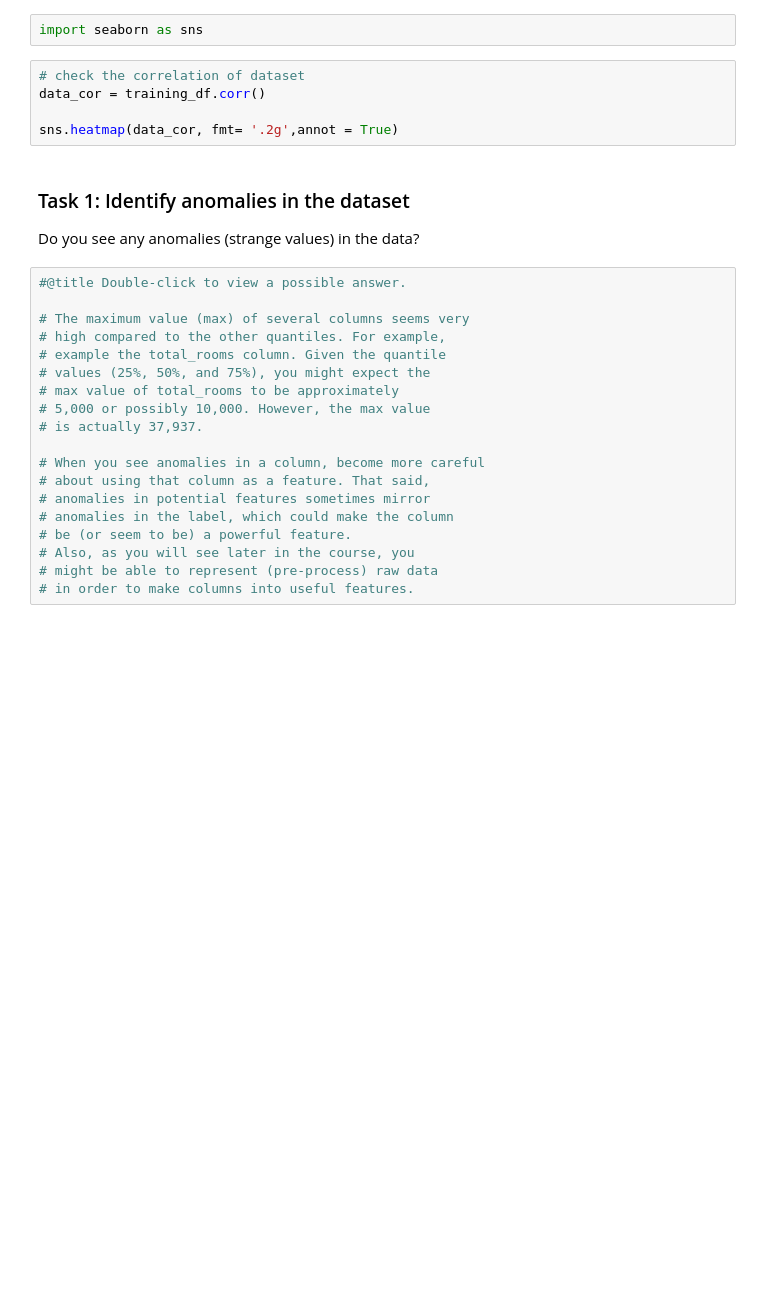
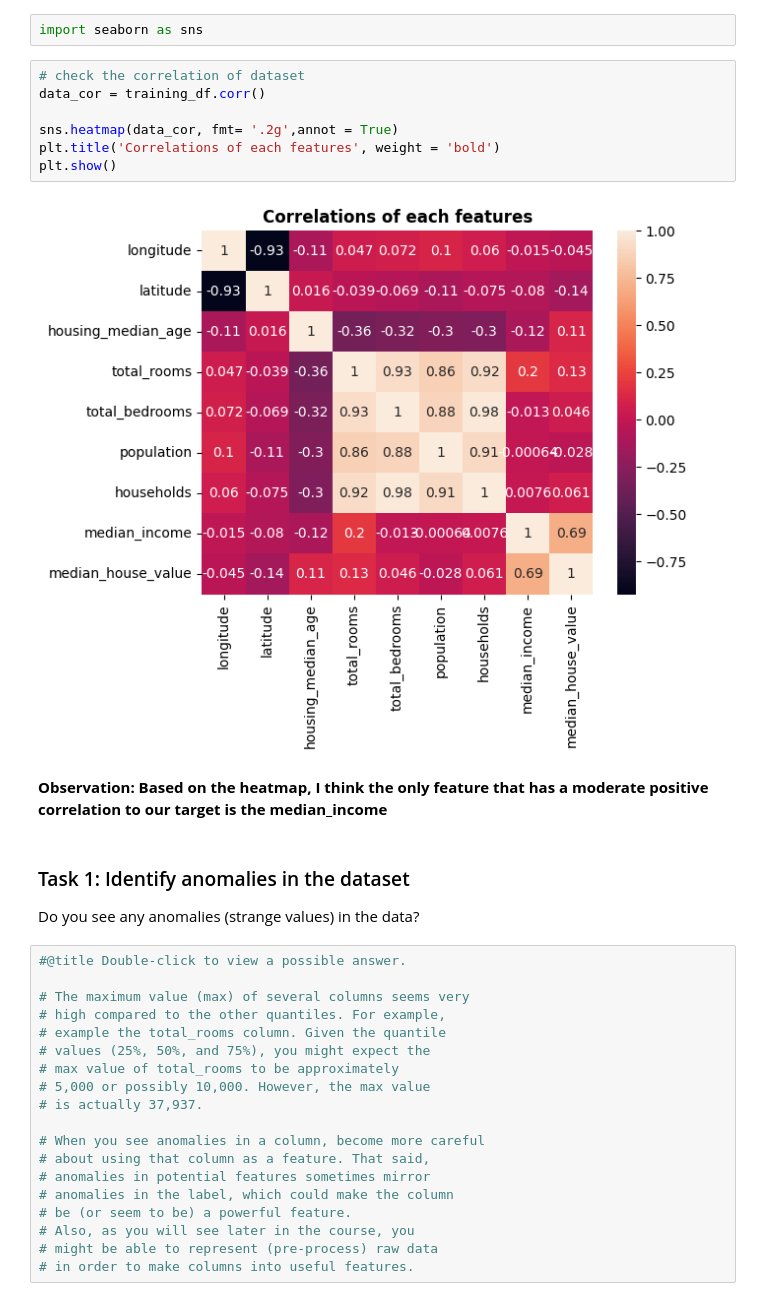
Before and after one commit to KurtGabrielAnduque/CPE-313, a Jupyter notebook: HOA_1_Using_Tensorflow_with_a_Real_Dataset_(with_solutions).ipynb, the cells around one changed output. Drawn from its saved outputs; the diff is of its cells as text; blank space fills up the shorter version.

```diff
--- a/HOA_1_Using_Tensorflow_with_a_Real_Dataset_(with_solutions).ipynb
+++ b/HOA_1_Using_Tensorflow_with_a_Real_Dataset_(with_solutions).ipynb
@@ -101,8 +131,14 @@ import seaborn as sns
 # %%
 # check the correlation of dataset
 data_cor = training_df.corr()
 
 sns.heatmap(data_cor, fmt= '.2g',annot = True)
+plt.title('Correlations of each features', weight = 'bold')
+plt.show()
+# %% [output]
+[figure, added]
+# %% [markdown]
+<b> Observation: Based on the heatmap, I think the only feature that has a moderate positive correlation to our target is the median_income
 # %% [markdown]
 ### Task 1: Identify anomalies in the dataset
 
```
Also changed, not shown: parts of 47 cells of this notebook.
